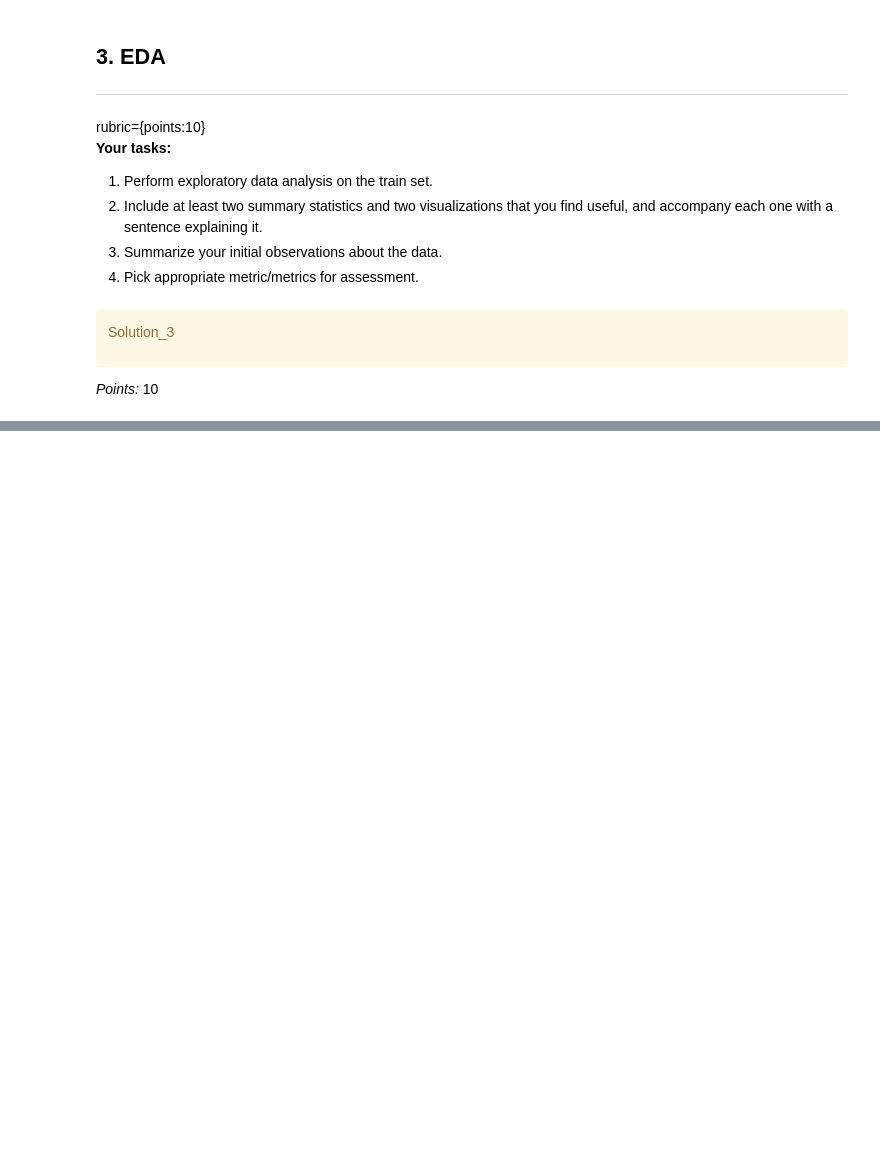
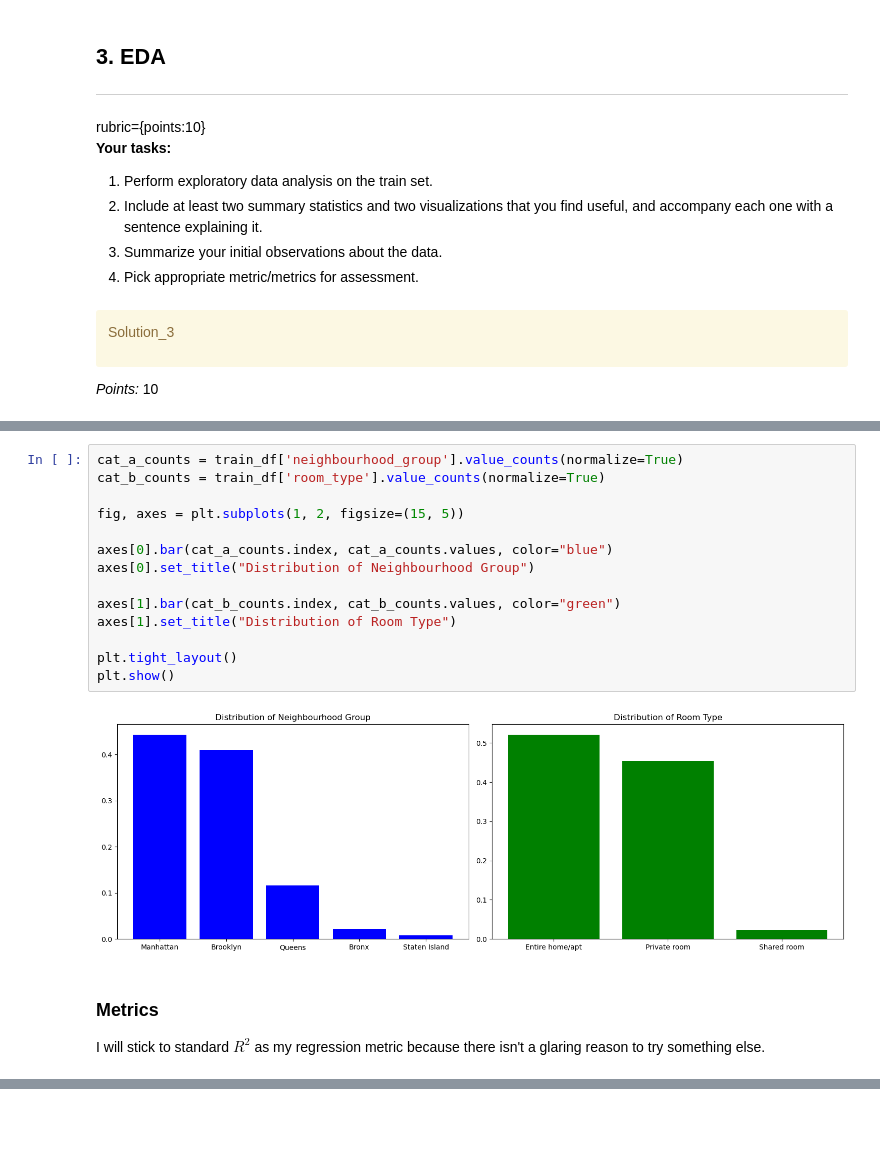
Before and after one commit to cheuyin/cpsc330-hw5, a Jupyter notebook: hw5.ipynb, the cells around one changed output, grey strips where cells are left out. Saved outputs shown, nothing was run; the diff lists cells and outputs as text; blank space fills up the shorter version.

```diff
--- a/hw5.ipynb
+++ b/hw5.ipynb
@@ -234,0 +270,19 @@ _Type your answer here, replacing this text._
+# %%
+cat_a_counts = train_df['neighbourhood_group'].value_counts(normalize=True)
+cat_b_counts = train_df['room_type'].value_counts(normalize=True)
+
+fig, axes = plt.subplots(1, 2, figsize=(15, 5))
+
+axes[0].bar(cat_a_counts.index, cat_a_counts.values, color="blue")
+axes[0].set_title("Distribution of Neighbourhood Group")
+
+axes[1].bar(cat_b_counts.index, cat_b_counts.values, color="green")
+axes[1].set_title("Distribution of Room Type")
+
+plt.tight_layout()
+plt.show()
+# %% [output]
+[figure, added]
+# %% [markdown]
+### Metrics
+I will stick to standard $R^2$ as my regression metric because there isn't a glaring reason to try something else.
```
Also changed, not shown: parts of 20 cells of this notebook.
